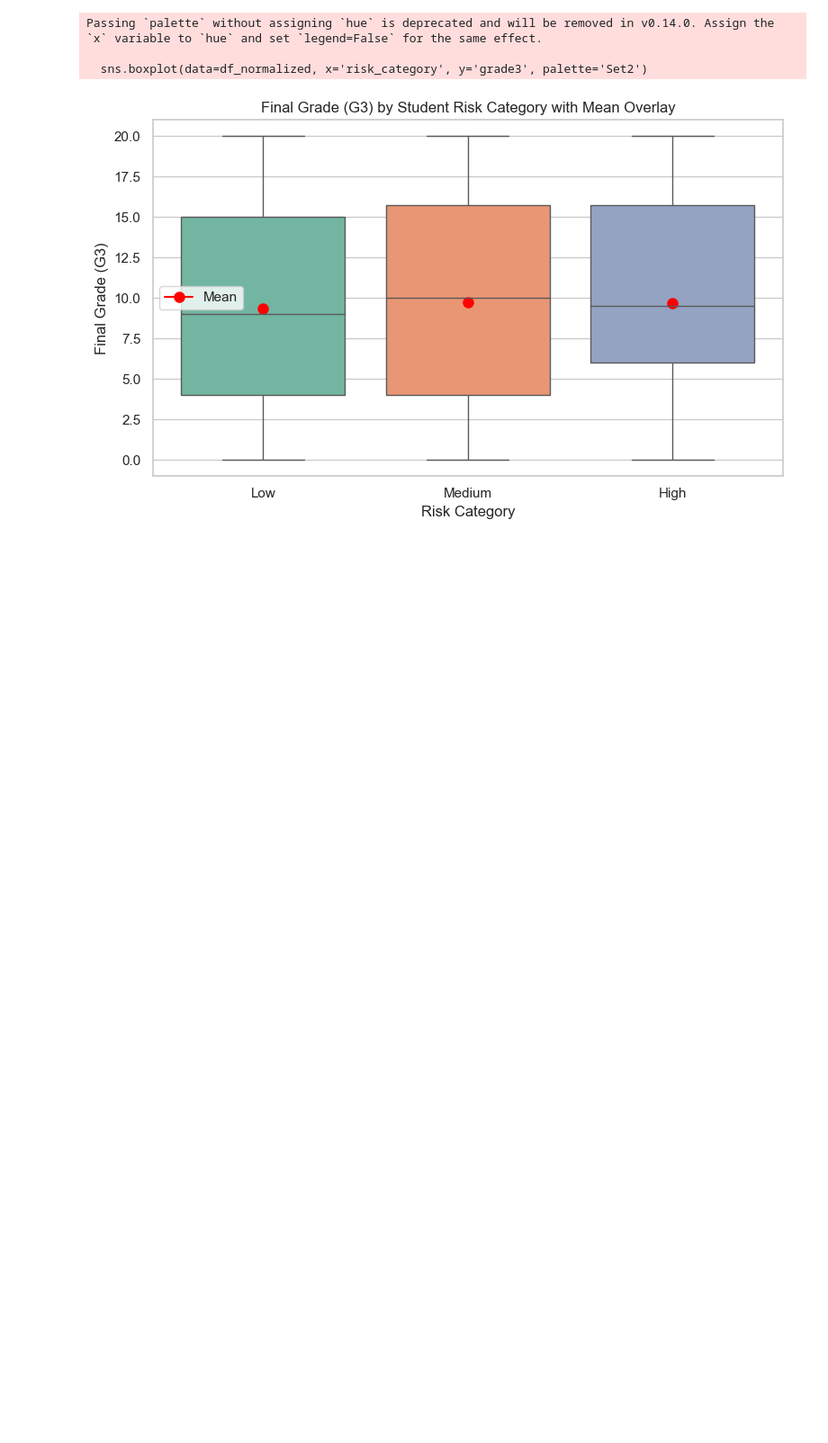
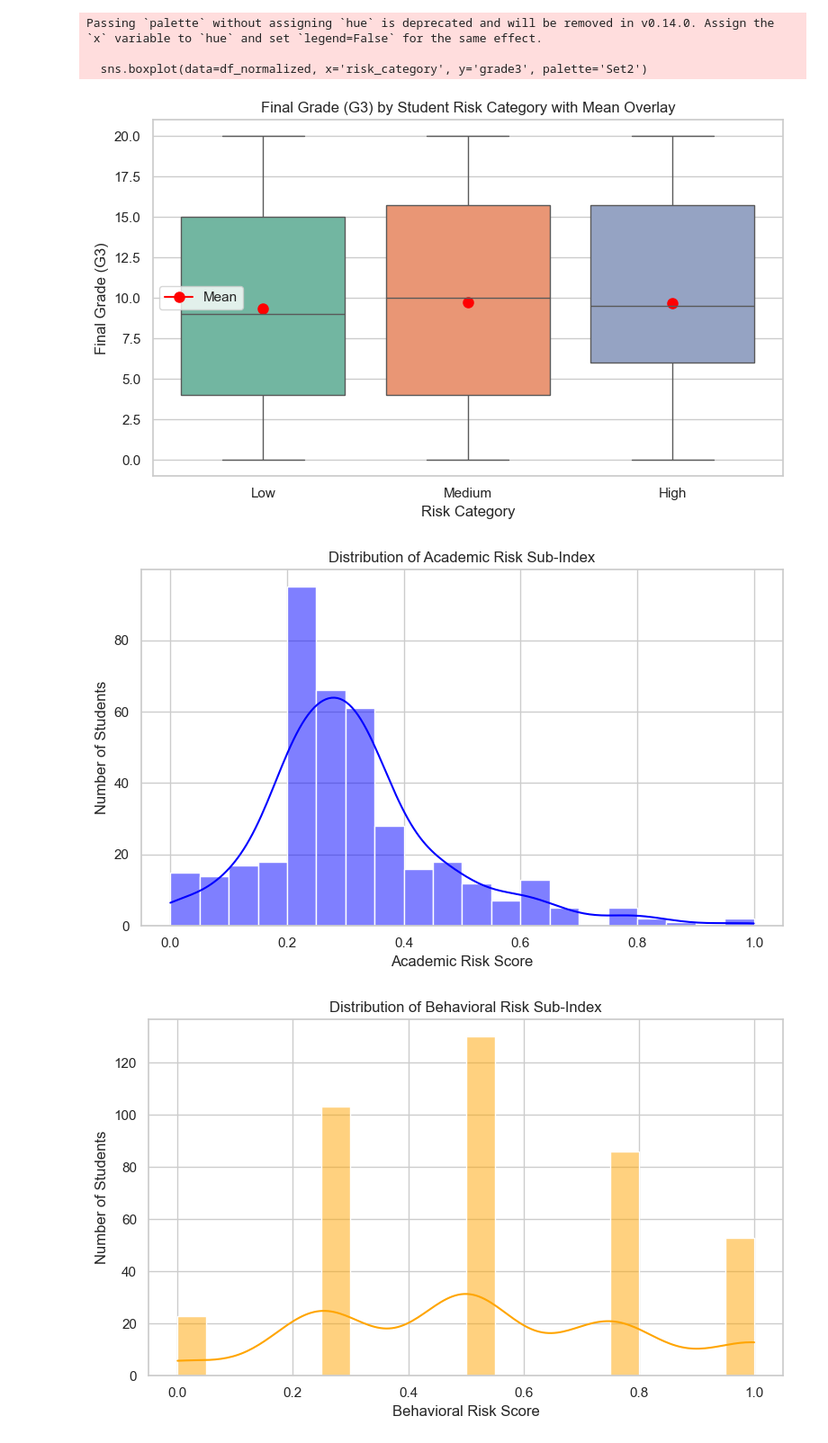
Before and after one commit to hannahabell0911/DAV-CA1-25, a Jupyter notebook: CA1-HannahAbell.ipynb, the cells around one changed output. Shown at 90% size. Cells and saved outputs as stored; diff of their text form; code cells hidden in the pictures; blank space fills up the shorter version.

```diff
--- a/CA1-HannahAbell.ipynb
+++ b/CA1-HannahAbell.ipynb
@@ -630,3 +630,49 @@ Passing `palette` without assigning `hue` is deprecated and will be removed in v
 
   sns.boxplot(data=df_normalized, x='risk_category', y='grade3', palette='Set2')
 [figure]
+# %%
+import matplotlib.pyplot as plt
+import seaborn as sns
+
+# Set consistent style
+sns.set(style="whitegrid")
+
+# 1. Histogram: Academic Risk Sub-Index
+plt.figure(figsize=(8, 5))
+sns.histplot(df_normalized['academic_risk_subindex'], bins=20, kde=True, color='blue')
+plt.title('Distribution of Academic Risk Sub-Index')
+plt.xlabel('Academic Risk Score')
+plt.ylabel('Number of Students')
+plt.tight_layout()
+plt.show()
+
+# 2. Histogram: Behavioral Risk Sub-Index
+plt.figure(figsize=(8, 5))
+sns.histplot(df_normalized['behavioral_risk_subindex'], bins=20, kde=True, color='orange')
+plt.title('Distribution of Behavioral Risk Sub-Index')
+plt.xlabel('Behavioral Risk Score')
+plt.ylabel('Number of Students')
+plt.tight_layout()
+plt.show()
+
+# 3. Histogram: Final Student Risk Index
+plt.figure(figsize=(8, 5))
+sns.histplot(df_normalized['student_risk_index'], bins=20, kde=True, color='green')
+plt.title('Distribution of Final Student Risk Index')
+plt.xlabel('Composite Risk Score')
+plt.ylabel('Number of Students')
+plt.tight_layout()
+plt.show()
+
+# 4. Scatter plot: Student Risk Index vs Final Grade (G3)
+plt.figure(figsize=(8, 5))
+sns.scatterplot(x='student_risk_index', y='grade3', data=df_normalized, hue='risk_category', palette='viridis')
+plt.title('Student Risk Index vs Final Grade (G3)')
+plt.xlabel('Student Risk Index')
+plt.ylabel('Final Grade (G3)')
+plt.legend(title='Risk Category')
+plt.tight_layout()
+plt.show()
+# %% [output]
+[figure, added]
+[figure, added]
```
Also changed, not shown: parts of 2 cells of this notebook.
